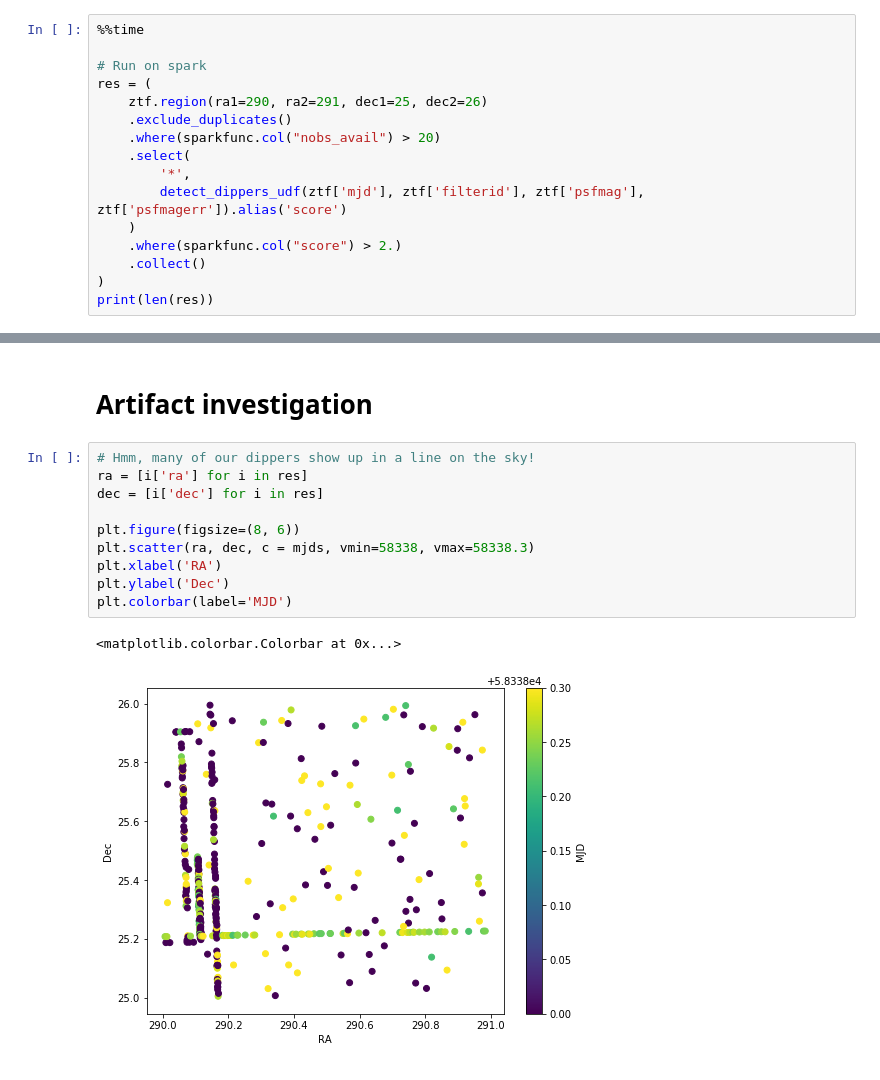
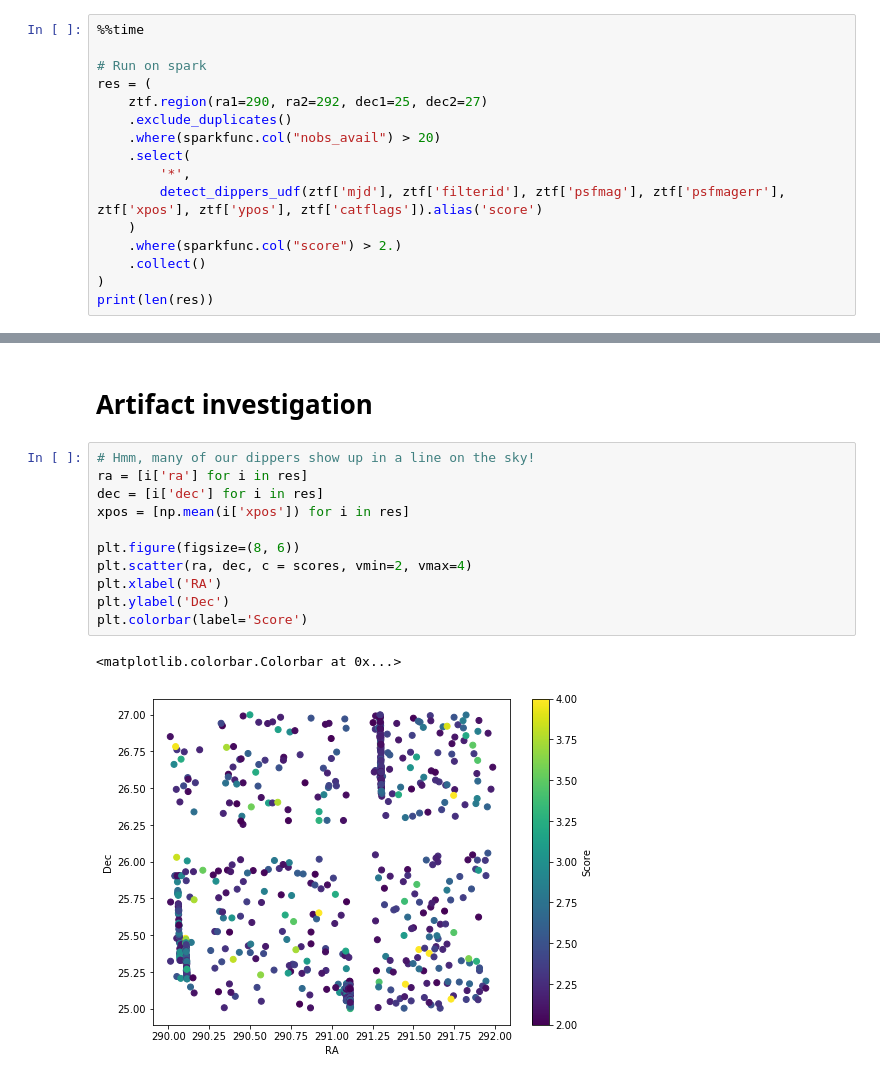
Before and after one commit to dirac-institute/ZTF_Boyajian, a Jupyter notebook: Dipper detection.ipynb, the cells around one changed output, grey strips where cells are left out. Cells and saved outputs as stored; diff of their text form.

```diff
--- a/Dipper detection.ipynb
+++ b/Dipper detection.ipynb
@@ -154,12 +175,12 @@ detect_dippers_udf = sparkfunc.udf(detect_dippers, returnType=pyspark_types.Floa
 
 # Run on spark
 res = (
-    ztf.region(ra1=290, ra2=291, dec1=25, dec2=26)
+    ztf.region(ra1=290, ra2=292, dec1=25, dec2=27)
     .exclude_duplicates()
     .where(sparkfunc.col("nobs_avail") > 20)
     .select(
         '*',
-        detect_dippers_udf(ztf['mjd'], ztf['filterid'], ztf['psfmag'], ztf['psfmagerr']).alias('score')
+        detect_dippers_udf(ztf['mjd'], ztf['filterid'], ztf['psfmag'], ztf['psfmagerr'], ztf['xpos'], ztf['ypos'], ztf['catflags']).alias('score')
     )
     .where(sparkfunc.col("score") > 2.)
     .collect()
@@ -227,13 +246,14 @@ dec: 25.212127
 # %%
 # Hmm, many of our dippers show up in a line on the sky!
 ra = [i['ra'] for i in res]
 dec = [i['dec'] for i in res]
+xpos = [np.mean(i['xpos']) for i in res]
 
 plt.figure(figsize=(8, 6))
-plt.scatter(ra, dec, c = mjds, vmin=58338, vmax=58338.3)
+plt.scatter(ra, dec, c = scores, vmin=2, vmax=4)
 plt.xlabel('RA')
 plt.ylabel('Dec')
-plt.colorbar(label='MJD')
+plt.colorbar(label='Score')
 # %% [output]
 <matplotlib.colorbar.Colorbar at 0x...>
-[figure, old version]
+[figure, new version]
```
Also changed, not shown: parts of 14 cells of this notebook.
